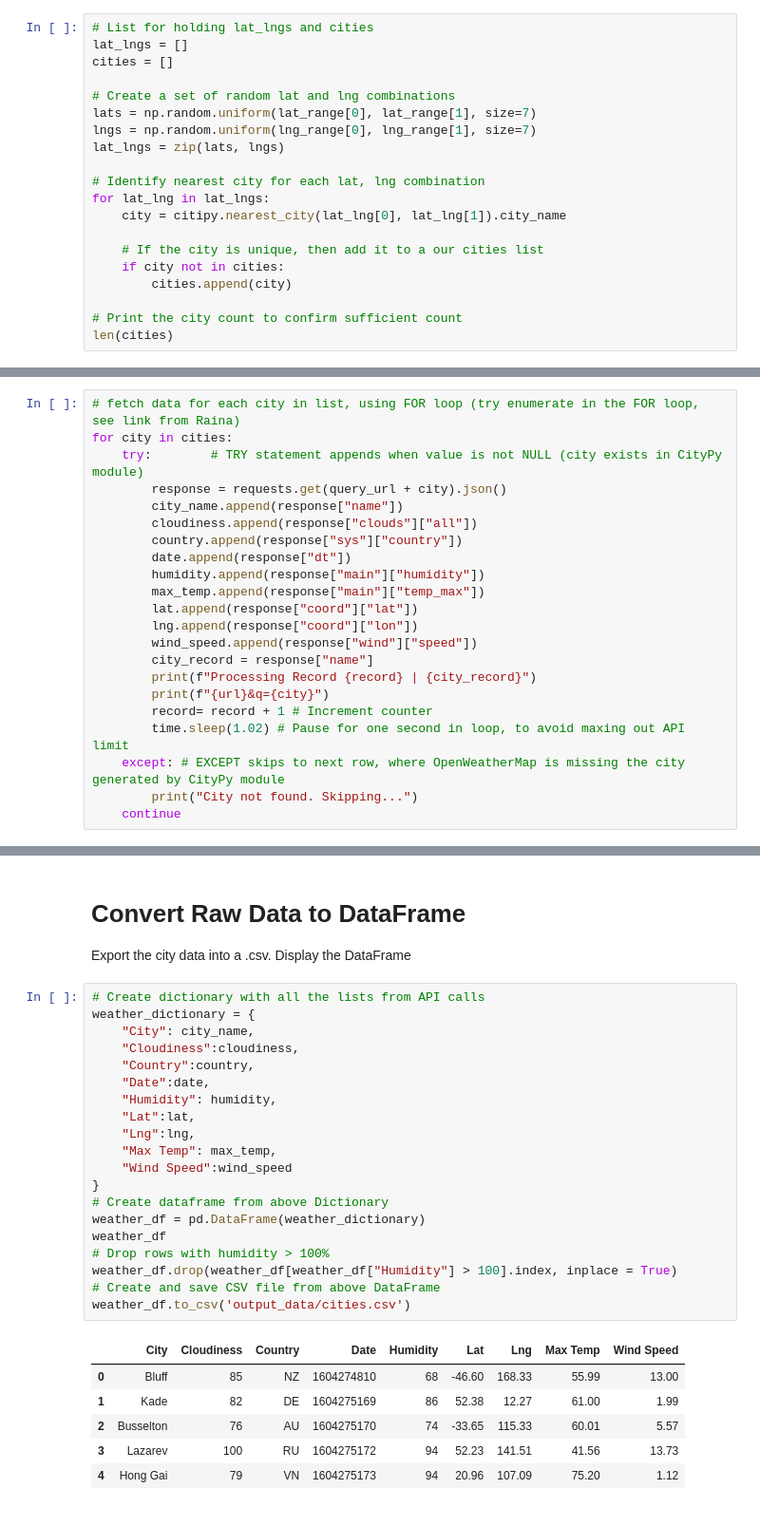
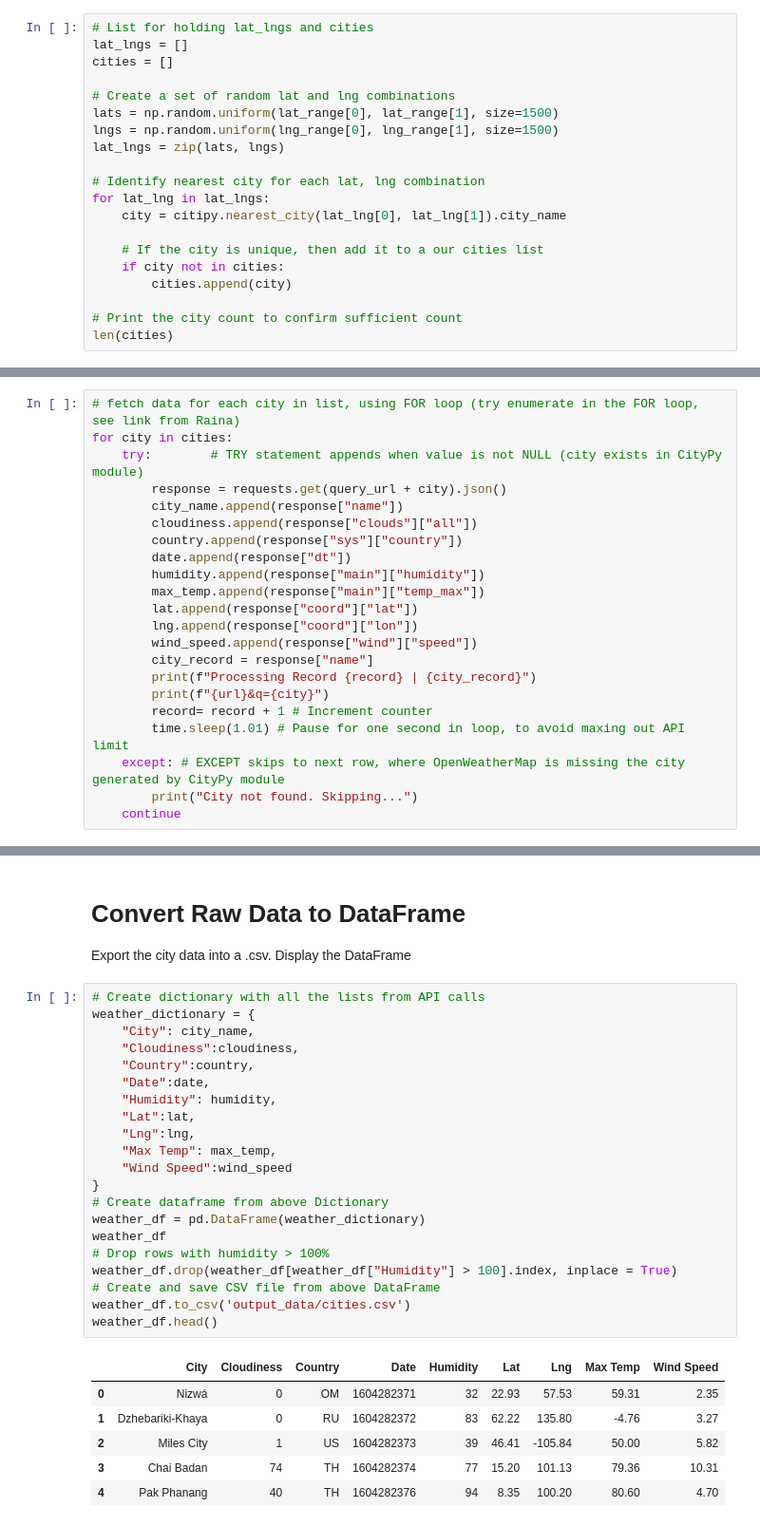
Before and after one commit to fanchea84/python-api-challenge, a Jupyter notebook: WeatherPy/WeatherPy.ipynb, the cells around one changed output, grey strips where cells are left out. Shown at 95% size. Cells and saved outputs as stored; diff of their text form.

```diff
--- a/WeatherPy/WeatherPy.ipynb
+++ b/WeatherPy/WeatherPy.ipynb
@@ -27,8 +27,8 @@ lat_lngs = []
 cities = []
 
 # Create a set of random lat and lng combinations
-lats = np.random.uniform(lat_range[0], lat_range[1], size=7)
-lngs = np.random.uniform(lng_range[0], lng_range[1], size=7)
+lats = np.random.uniform(lat_range[0], lat_range[1], size=1500)
+lngs = np.random.uniform(lng_range[0], lng_range[1], size=1500)
 lat_lngs = zip(lats, lngs)
 
 # Identify nearest city for each lat, lng combination
@@ -93,7 +93,7 @@ for city in cities:
         print(f"Processing Record {record} | {city_record}")
         print(f"{url}&q={city}")
         record= record + 1 # Increment counter
-        time.sleep(1.02) # Pause for one second in loop, to avoid maxing out API limit
+        time.sleep(1.01) # Pause for one second in loop, to avoid maxing out API limit
     except: # EXCEPT skips to next row, where OpenWeatherMap is missing the city generated by CityPy module
         print("City not found. Skipping...")
     continue
@@ -117,27 +122,28 @@ Display the DataFrame
 # %%
 # Create dictionary with all the lists from API calls
 weather_dictionary = {
     "City": city_name,
     "Cloudiness":cloudiness,
     "Country":country,
     "Date":date,
     "Humidity": humidity,
     "Lat":lat,
     "Lng":lng,
     "Max Temp": max_temp,
     "Wind Speed":wind_speed
 }
 # Create dataframe from above Dictionary
 weather_df = pd.DataFrame(weather_dictionary)
 weather_df
 # Drop rows with humidity > 100%
 weather_df.drop(weather_df[weather_df["Humidity"] > 100].index, inplace = True)
 # Create and save CSV file from above DataFrame
 weather_df.to_csv('output_data/cities.csv')
+weather_df.head()
 # %% [output]
 |  | City | Cloudiness | Country | Date | Humidity | Lat | Lng | Max Temp | Wind Speed |
-| 0 | Bluff | 85 | NZ | 1604274810 | 68 | -46.60 | 168.33 | 55.99 | 13.00 |
-| 1 | Kade | 82 | DE | 1604275169 | 86 | 52.38 | 12.27 | 61.00 | 1.99 |
-| 2 | Busselton | 76 | AU | 1604275170 | 74 | -33.65 | 115.33 | 60.01 | 5.57 |
-| 3 | Lazarev | 100 | RU | 1604275172 | 94 | 52.23 | 141.51 | 41.56 | 13.73 |
-| 4 | Hong Gai | 79 | VN | 1604275173 | 94 | 20.96 | 107.09 | 75.20 | 1.12 |
+| 0 | Nizwá | 0 | OM | 1604282371 | 32 | 22.93 | 57.53 | 59.31 | 2.35 |
+| 1 | Dzhebariki-Khaya | 0 | RU | 1604282372 | 83 | 62.22 | 135.80 | -4.76 | 3.27 |
+| 2 | Miles City | 1 | US | 1604282373 | 39 | 46.41 | -105.84 | 50.00 | 5.82 |
+| 3 | Chai Badan | 74 | TH | 1604282374 | 77 | 15.20 | 101.13 | 79.36 | 10.31 |
+| 4 | Pak Phanang | 40 | TH | 1604282376 | 94 | 8.35 | 100.20 | 80.60 | 4.70 |
```
Also changed, not shown: parts of 6 cells of this notebook, 1 other file.
